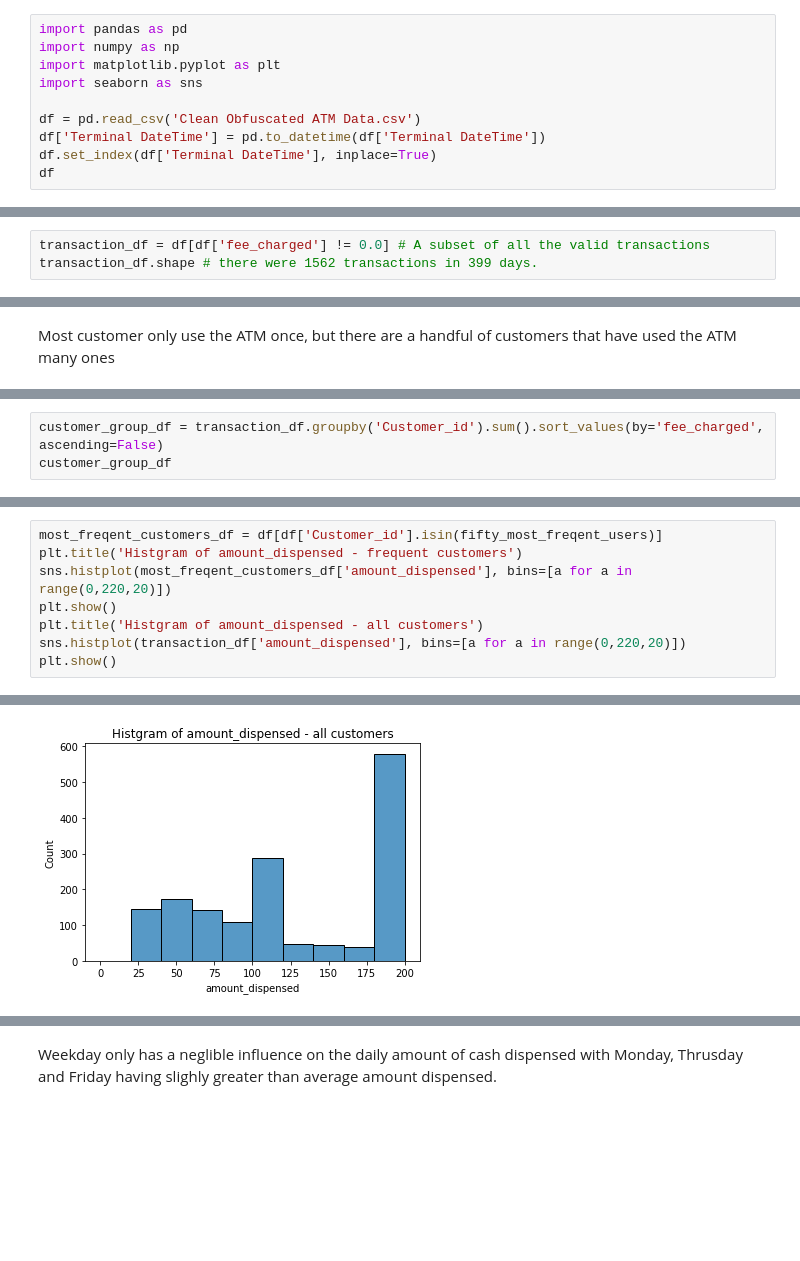
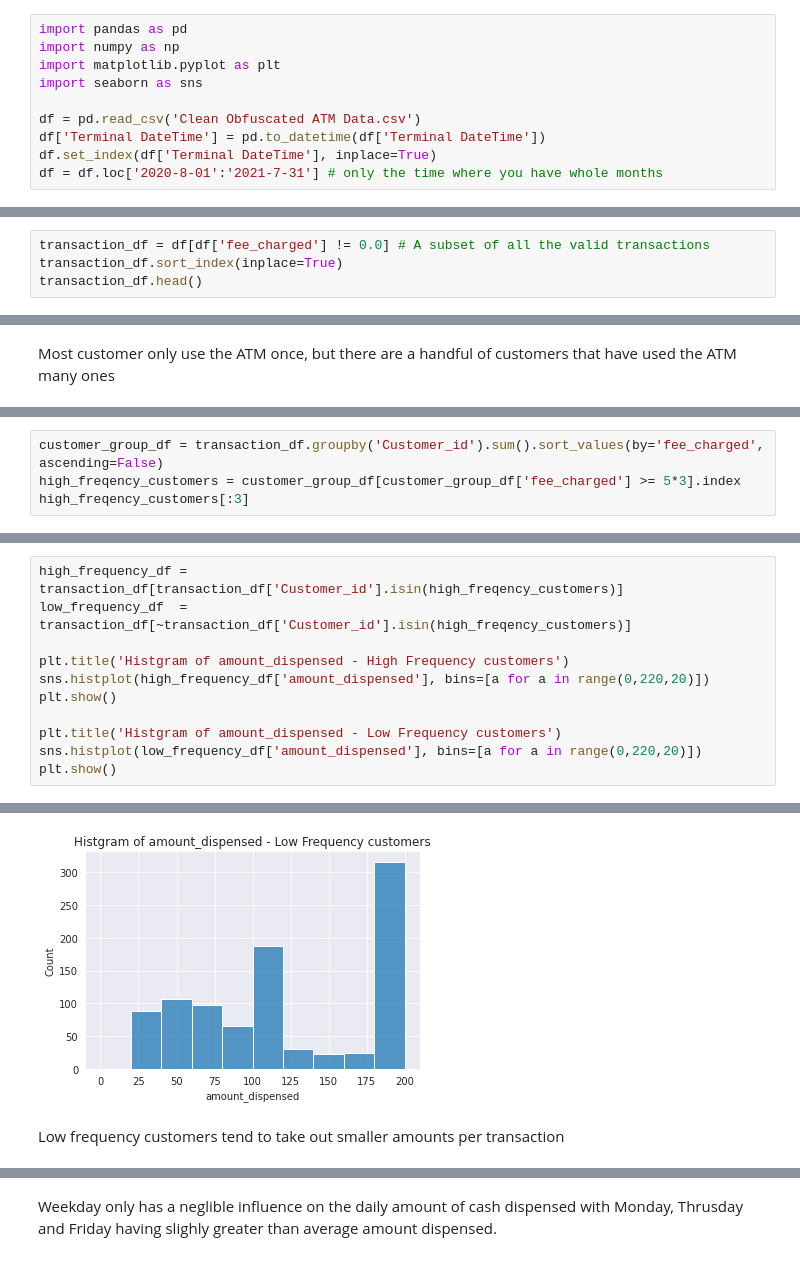
Before and after one commit to parkerburchett/Public-ATM, a Jupyter notebook: Exploratory Data Analysis.ipynb, the cells around one changed output, grey strips where cells are left out. Saved outputs shown, nothing was run; the diff lists cells and outputs as text; blank space fills up the shorter version.

```diff
--- a/Exploratory Data Analysis.ipynb
+++ b/Exploratory Data Analysis.ipynb
@@ -9,4 +9,4 @@ import seaborn as sns
 df = pd.read_csv('Clean Obfuscated ATM Data.csv')
 df['Terminal DateTime'] = pd.to_datetime(df['Terminal DateTime'])
 df.set_index(df['Terminal DateTime'], inplace=True)
-df
+df = df.loc['2020-8-01':'2021-7-31'] # only the time where you have whole months
@@ -44,4 +24,5 @@ df.shape
 # %%
 transaction_df = df[df['fee_charged'] != 0.0] # A subset of all the valid transactions
-transaction_df.shape # there were 1562 transactions in 399 days.
+transaction_df.sort_index(inplace=True)
+transaction_df.head()
 # %% [output]
@@ -69,4 +66,5 @@ Percent of customers that have used the ATM 5+ times: 7.07%
 # %%
 customer_group_df = transaction_df.groupby('Customer_id').sum().sort_values(by='fee_charged', ascending=False)
-customer_group_df
+high_freqency_customers = customer_group_df[customer_group_df['fee_charged'] >= 5*3].index
+high_freqency_customers[:3]
 # %% [output]
@@ -97,9 +76,12 @@ The customer `5160764800030931563` spent $93 on ATM fees in slighly more than a
 # %%
-most_freqent_customers_df = df[df['Customer_id'].isin(fifty_most_freqent_users)]
-plt.title('Histgram of amount_dispensed - frequent customers')
-sns.histplot(most_freqent_customers_df['amount_dispensed'], bins=[a for a in range(0,220,20)])
+high_frequency_df = transaction_df[transaction_df['Customer_id'].isin(high_freqency_customers)]
+low_frequency_df  = transaction_df[~transaction_df['Customer_id'].isin(high_freqency_customers)]
+
+plt.title('Histgram of amount_dispensed - High Frequency customers')
+sns.histplot(high_frequency_df['amount_dispensed'], bins=[a for a in range(0,220,20)])
 plt.show()
-plt.title('Histgram of amount_dispensed - all customers')
-sns.histplot(transaction_df['amount_dispensed'], bins=[a for a in range(0,220,20)])
+
+plt.title('Histgram of amount_dispensed - Low Frequency customers')
+sns.histplot(low_frequency_df['amount_dispensed'], bins=[a for a in range(0,220,20)])
 plt.show()
 # %% [output]
@@ -107,2 +89,4 @@ plt.show()
-[figure, old version]
+[figure, new version]
+# %% [markdown]
+Low frequency customers tend to take out smaller amounts per transaction
 # %% [markdown]
```
Also changed, not shown: parts of 28 cells of this notebook.
